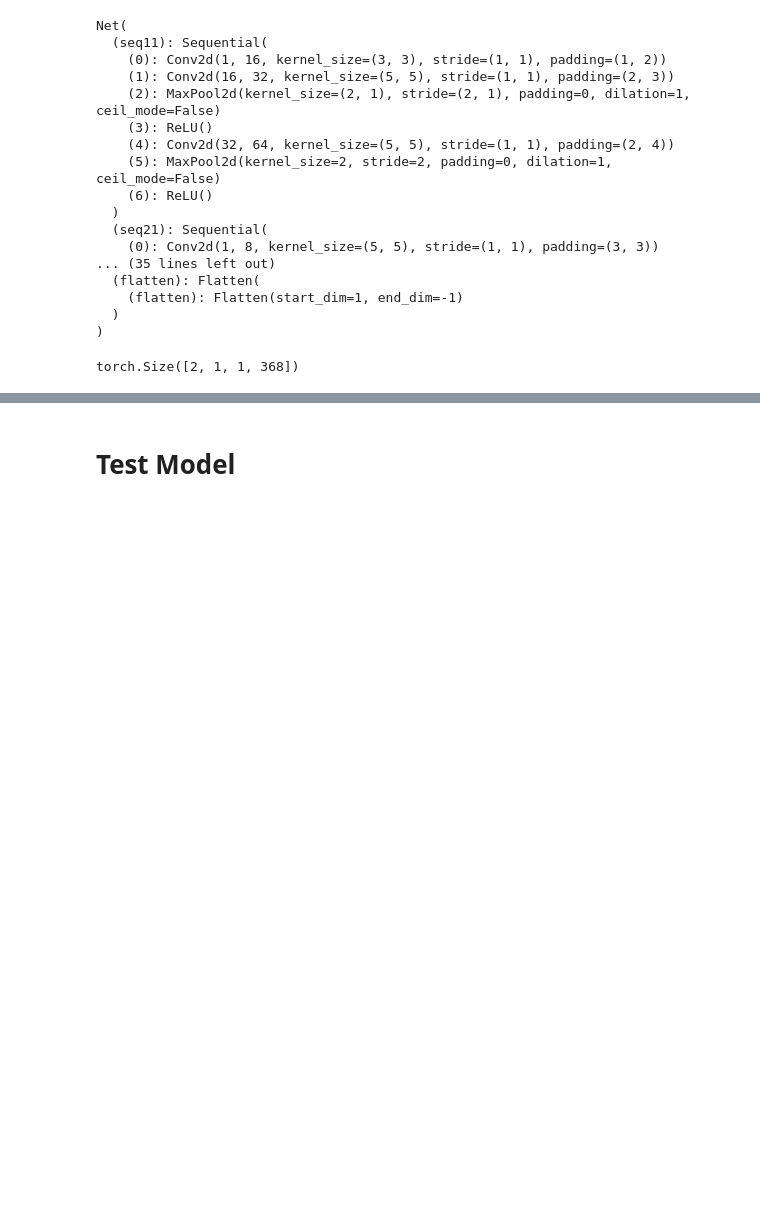
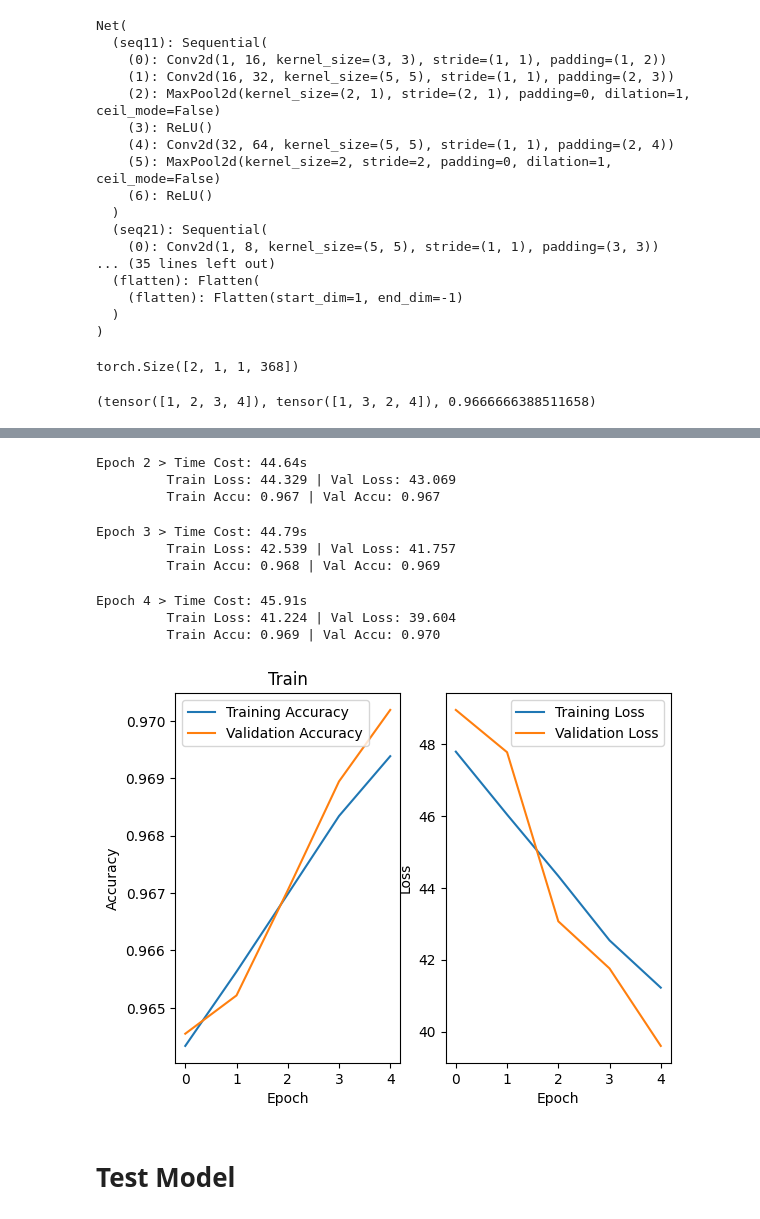
Before and after one commit to neoluxis/MyKaggle, a Jupyter notebook: LEAP - Atmospheric Physics using AI.ipynb, the cells around one changed output, grey strips where cells are left out. Drawn from its saved outputs; the diff is of its cells as text; code cells hidden in the pictures; blank space fills up the shorter version.

```diff
--- a/LEAP - Atmospheric Physics using AI.ipynb
+++ b/LEAP - Atmospheric Physics using AI.ipynb
@@ -220,7 +220,7 @@ class MyDataset(Dataset):
 # %%
 batch_size = 200
 num_workers = 128
-lr = 0.001
+lr = 0.0001
 device = 'cuda' if torch.cuda.is_available() else 'cpu'
 device
 # %% [output]
@@ -477,3 +479,16 @@ def r2accu(pred, targ):
+# %%
+def r2accu(pred, targ):
+    residual_err = pred - targ
+    err_sq = residual_err ** 2
+    ss_res = torch.sum(err_sq)
+    ss_tot = torch.sum(pred ** 2 + targ ** 2)
+    r_2 = 1 - (ss_res / ss_tot)
+    return r_2.item()
+
+ts1, ts2 = torch.tensor((1,2,3,4)), torch.tensor((1,3,2,4))
+ts1, ts2, r2accu(ts1, ts2)
+# %% [output]
+(tensor([1, 2, 3, 4]), tensor([1, 3, 2, 4]), 0.9666666388511658)
 # %%
 num_epochs = 5
 
@@ -490,6 +506,7 @@ for epoch in range(num_epochs):
     t0 = time.time()
     net.train()
     train_loss = 0.0
+    train_accu = 0.0
     num_train_batches = 0
 
     for inp, outp in tqdm(train_loader):
@@ -498,13 +515,20 @@ for epoch in range(num_epochs):
         crit = criterion(out_h, outp)
         loss = crit.item()
         train_loss += loss
+        accu = r2accu(out_h, outp)
+        train_accu += accu
         crit.backward()
         optimizer.step()
         optimizer.zero_grad()
         num_train_batches += 1
+    avg_train_loss = train_loss / num_train_batches
+    losses[0].append(avg_train_loss)
+    avg_train_accu = train_accu / num_train_batches
+    accus[0].append(avg_train_accu)
 
     net.eval()
     val_loss = 0.0
+    val_accu = 0.0
     num_val_batches = 0
 
     with torch.no_grad():
@@ -513,20 +537,23 @@ for epoch in range(num_epochs):
             out_h = net(inp)
             crit = criterion(out_h, outp)
             val_loss += crit.item()
+            accu = r2accu(out_h, outp)
+            val_accu += accu
             num_val_batches += 1
 
-    avg_train_loss = train_loss / num_train_batches
     avg_val_loss = val_loss / num_val_batches
-
-    losses[0].append(avg_train_loss)
     losses[1].append(avg_val_loss)
+    avg_val_accu = val_accu / num_val_batches
+    accus[1].append(avg_val_accu)
 
     if avg_val_loss < lowest_loss:
         torch.save(net.state_dict(), 'best.pth')  # 保存模型参数而不是整个模型
         lowest_loss = avg_val_loss
 
     t1 = time.time()
-    print(f'Epoch {epoch} > Time Cost: {t1-t0:.2f}s | Train Loss: {avg_train_loss:.3f} | Val Loss: {avg_val_loss:.3f}')
+    print(f'Epoch {epoch} > Time Cost: {t1-t0:.2f}s \n\t',
+          f'Train Loss: {avg_train_loss:.3f} | Val Loss: {avg_val_loss:.3f}\n\t',
+          f'Train Accu: {avg_train_accu:.3f} | Val Accu: {avg_val_accu:.3f}')
 
 graph(accus, losses, 'Train')
 # %% [output]
@@ -535,3 +566,13 @@ Epoch 1 > Time Cost: 47.27s | Train Loss: 258.894 | Val Loss: 234.289
+Epoch 2 > Time Cost: 44.64s
+         Train Loss: 44.329 | Val Loss: 43.069
+         Train Accu: 0.967 | Val Accu: 0.967
+Epoch 3 > Time Cost: 44.79s
+         Train Loss: 42.539 | Val Loss: 41.757
+         Train Accu: 0.968 | Val Accu: 0.969
+Epoch 4 > Time Cost: 45.91s
+         Train Loss: 41.224 | Val Loss: 39.604
+         Train Accu: 0.969 | Val Accu: 0.970
+[figure, added]
 # %%
 torch.save(net, "net.pt")
 # %% [markdown]
```
Also changed, not shown: parts of 5 cells of this notebook.
